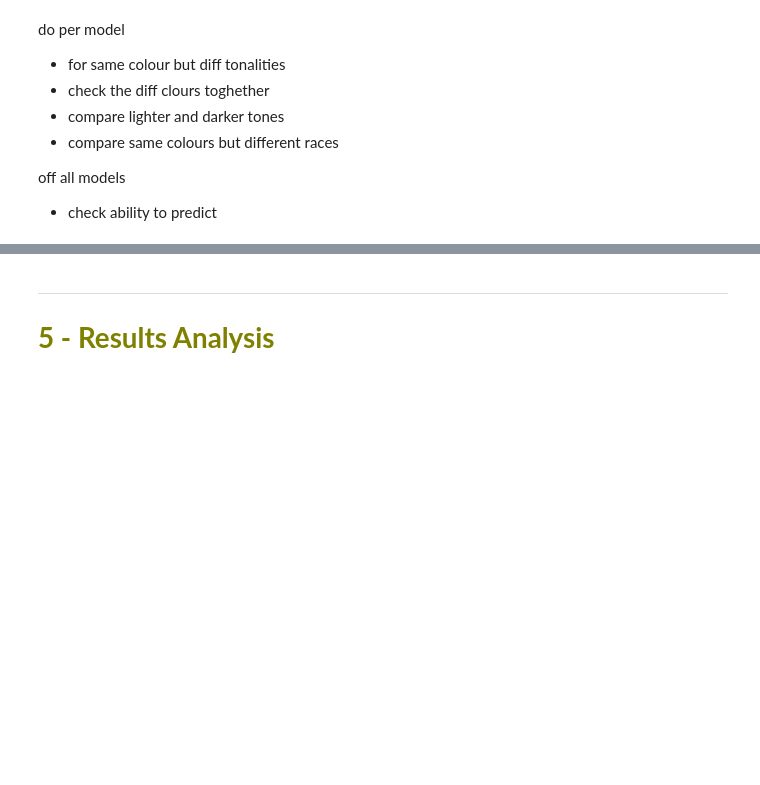
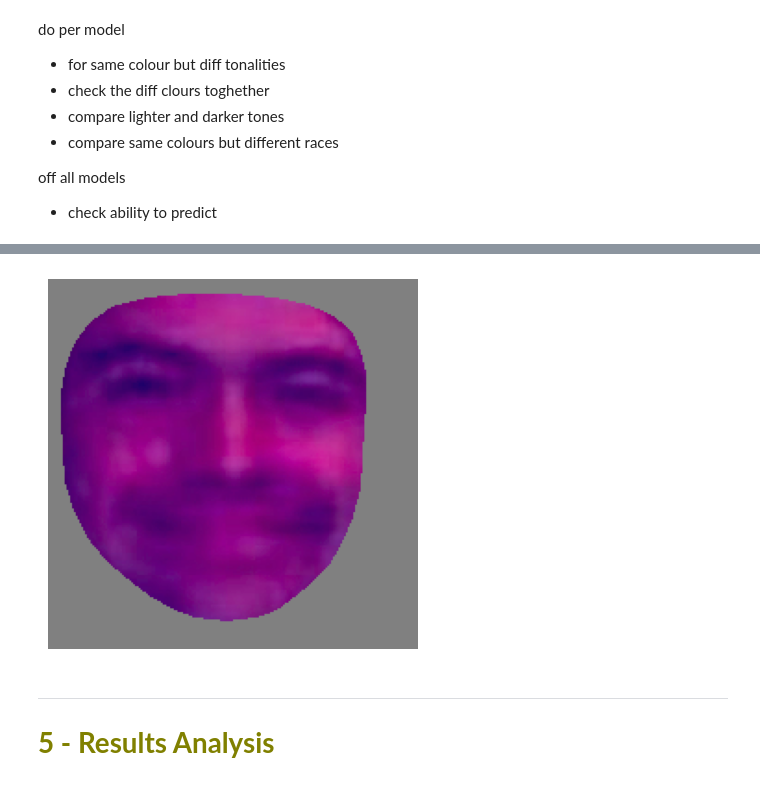
Before and after one commit to BOB-o-rabanete/Colored_Faces, a Jupyter notebook: main.ipynb, the cells around one changed output, grey strips where cells are left out. Saved outputs shown, nothing was run; the diff lists cells and outputs as text; code cells hidden in the pictures; blank space fills up the shorter version.

```diff
--- a/main.ipynb
+++ b/main.ipynb
@@ -321,3 +370,11 @@ def FaceDetected(img: np.ndarray, face_models: list[str]) -> list[bool]:
+# %%
+masked_face = get_face_mask(oainted_face_blur)
+#print(masked_face)
+plt.imshow(masked_face)
+plt.axis("off")
+plt.show()
+# %% [output]
+[figure, added]
 # %% [markdown]
 ---
 # <h1 style="color:olive;"><b>5 - Results Analysis </b></h1>
```
Also changed, not shown: parts of 7 cells of this notebook, 1 other file.
